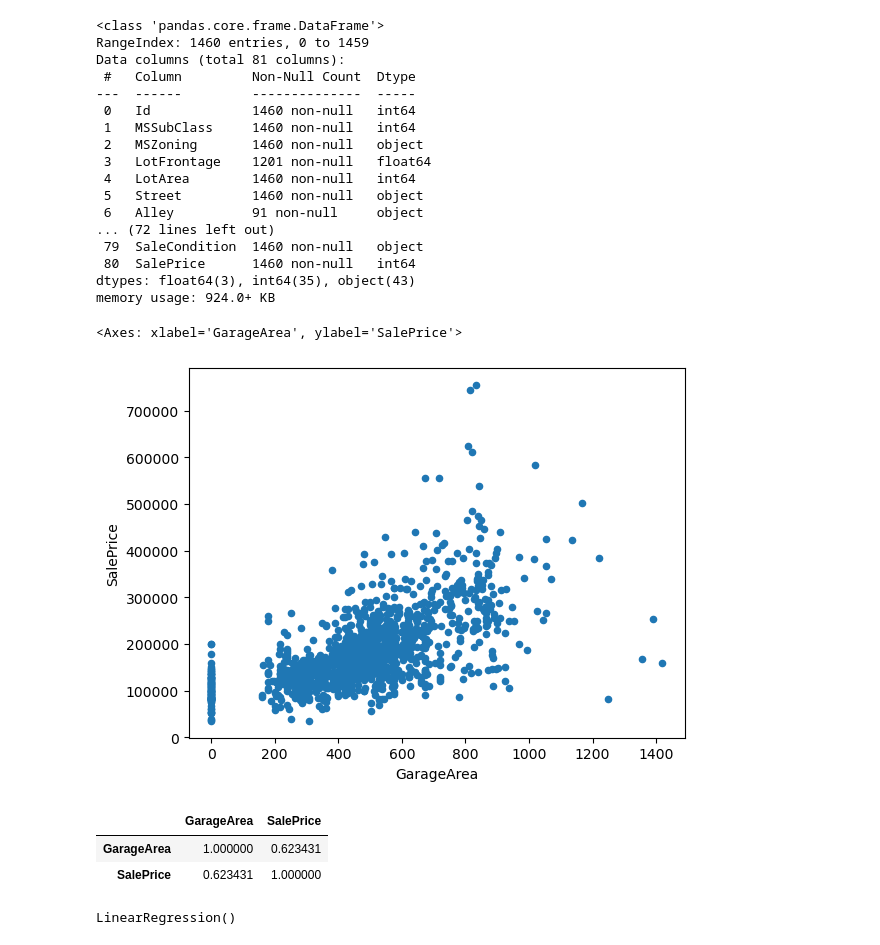
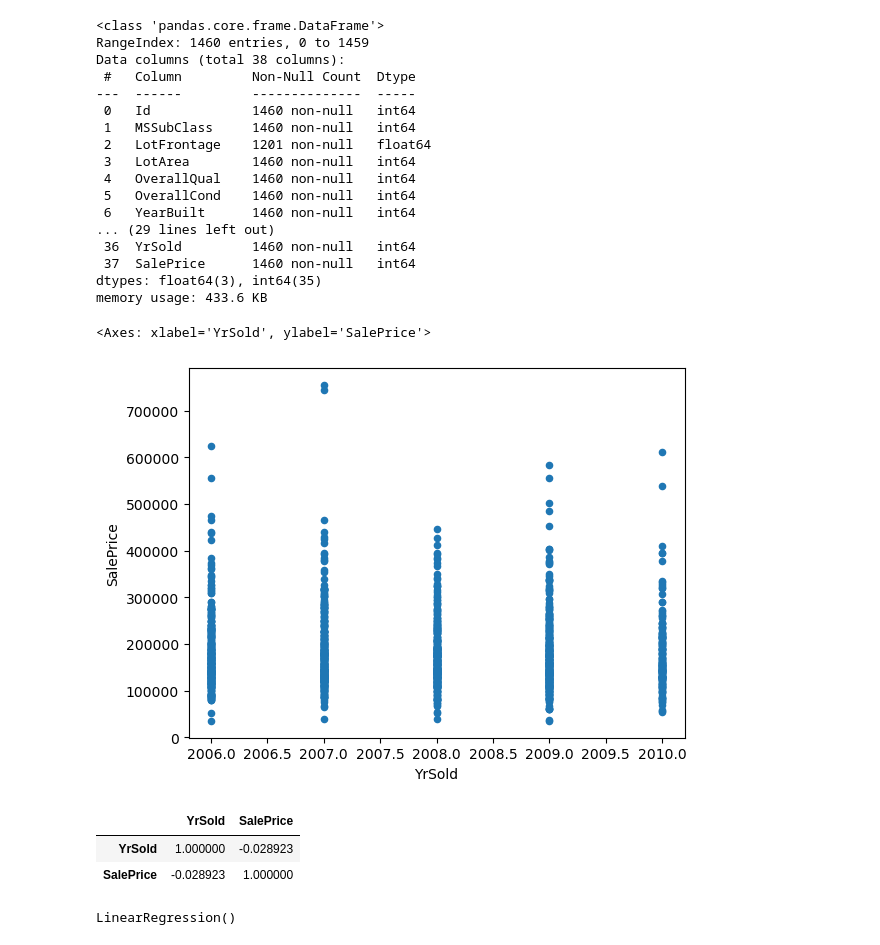
Before and after one commit to Kyotun/ML_AI, a Jupyter notebook: bc_ml/linear_regression.ipynb, the cells around one changed output. Cells and saved outputs as stored; diff of their text form; code cells hidden in the pictures.

```diff
--- a/bc_ml/linear_regression.ipynb
+++ b/bc_ml/linear_regression.ipynb
@@ -4,37 +4,39 @@ import pandas as pd
 from sklearn.linear_model import LinearRegression
 # %%
 df = pd.read_csv("train.csv")
-df.info()
+df_copy = df.copy()
+df_selected = df_copy.select_dtypes(include=['float64','int64'])
+df_selected.info()
 # %% [output]
 <class 'pandas.core.frame.DataFrame'>
 RangeIndex: 1460 entries, 0 to 1459
-Data columns (total 81 columns):
+Data columns (total 38 columns):
  #   Column         Non-Null Count  Dtype
 ---  ------         --------------  -----
  0   Id             1460 non-null   int64
  1   MSSubClass     1460 non-null   int64
- 2   MSZoning       1460 non-null   object
- 3   LotFrontage    1201 non-null   float64
- 4   LotArea        1460 non-null   int64
- 5   Street         1460 non-null   object
- 6   Alley          91 non-null     object
-... (72 lines left out)
- 79  SaleCondition  1460 non-null   object
- 80  SalePrice      1460 non-null   int64
-dtypes: float64(3), int64(35), object(43)
-memory usage: 924.0+ KB
+ 2   LotFrontage    1201 non-null   float64
+ 3   LotArea        1460 non-null   int64
+ 4   OverallQual    1460 non-null   int64
+ 5   OverallCond    1460 non-null   int64
+ 6   YearBuilt      1460 non-null   int64
+... (29 lines left out)
+ 36  YrSold         1460 non-null   int64
+ 37  SalePrice      1460 non-null   int64
+dtypes: float64(3), int64(35)
+memory usage: 433.6 KB
 # %%
 df_copy = df.copy()
-df_test = df_copy[["GarageArea","SalePrice"]]
-df_test.plot(x="GarageArea", y="SalePrice", kind="scatter")
+df_test = df_copy[["YrSold","SalePrice"]]
+df_test.plot(x="YrSold", y="SalePrice", kind="scatter")
 # %% [output]
-<Axes: xlabel='GarageArea', ylabel='SalePrice'>
+<Axes: xlabel='YrSold', ylabel='SalePrice'>
-[figure, old version]
+[figure, new version]
 # %%
 df_test.corr()
 # %% [output]
-|  | GarageArea | SalePrice |
-| GarageArea | 1.000000 | 0.623431 |
-| SalePrice | 0.623431 | 1.000000 |
+|  | YrSold | SalePrice |
+| YrSold | 1.000000 | -0.028923 |
+| SalePrice | -0.028923 | 1.000000 |
 # %%
 reg = LinearRegression()
```
Also changed, not shown: parts of 4 cells of this notebook, 3 other files.
